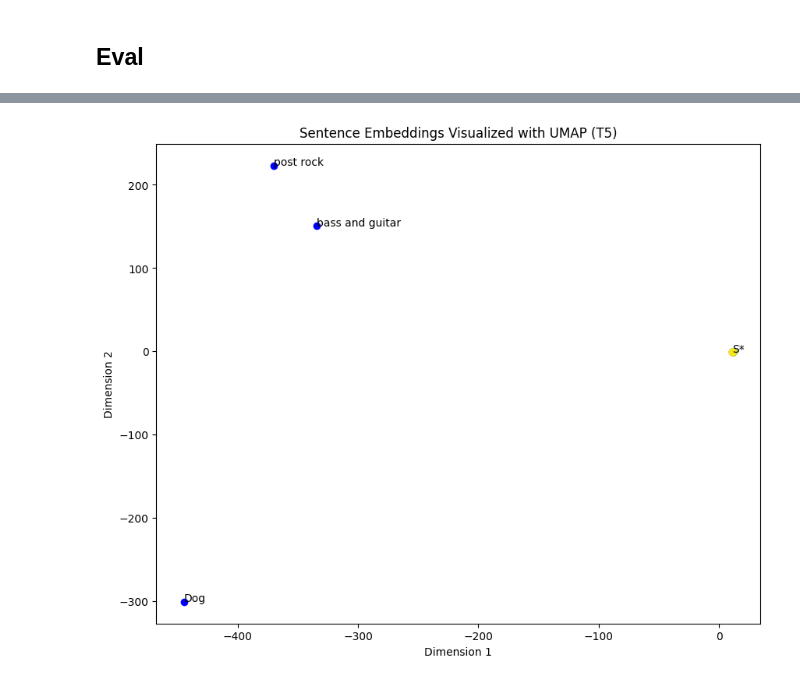
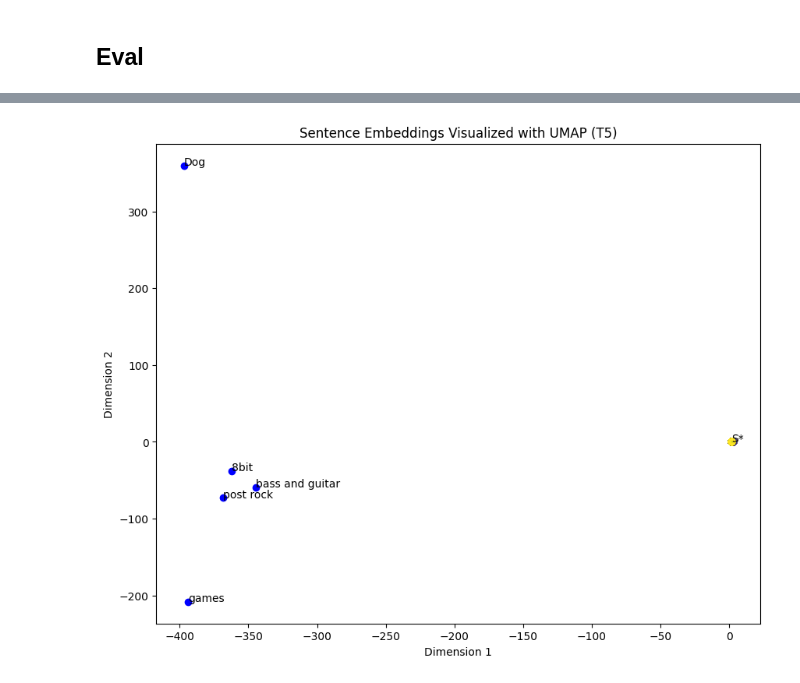
Before and after one commit to MikolajSzawerda/musical-generative-models-conditioning, a Jupyter notebook: src/audiocraft/notebooks/02-musicgen-textual-inversion.ipynb, the cells around one changed output, grey strips where cells are left out. Saved outputs shown, nothing was run; the diff lists cells and outputs as text; code cells hidden in the pictures.

```diff
--- a/src/audiocraft/notebooks/02-musicgen-textual-inversion.ipynb
+++ b/src/audiocraft/notebooks/02-musicgen-textual-inversion.ipynb
@@ -52,7 +53,7 @@ val_ds = get_music(range(30, 40))
 new_token="S*"
 text_conditioner=list(model.lm.condition_provider.conditioners.values())[0]
 tokenizer=text_conditioner.t5_tokenizer
-text_model=text_conditioner.t5
+text_model=text_conditioner.t5.to(DEVICE)
 new_token_id = tokenizer.convert_tokens_to_ids(new_token)
 
 if tokenizer.add_tokens([new_token]) == 1:
@@ -84,10 +85,14 @@ val_step = True
 text_conditioner = list(lm.condition_provider.conditioners.values())[0]
 lr = 1e-3
 optimizer = torch.optim.Adam([target], lr=lr)
-epochs = 100
+epochs = 1000
 target_path = []
-tokenized_desc = tokenizer(["the sound of a S*", "high quality S* audio", "the S* recording", "the sound of a S*", "high quality S* audio"]*4, return_tensors='pt', padding=True, add_special_tokens=False)
-mask = tokenized_desc['attention_mask']
+tokenized_desc = tokenizer(["the sound of a S*", "high quality S* audio", "the S* recording", "the sound of a S*", "high quality S* audio", "S*", "S*", "S*", "S*", "S*"]*3, return_tensors='pt', padding=True, add_special_tokens=False)
+desc = {
+	'input_ids': tokenized_desc['input_ids'].to(DEVICE),
+	'attention_mask': tokenized_desc['attention_mask'].to(DEVICE)
+}
+mask = tokenized_desc['attention_mask'].to(DEVICE)
 val_descriptions = [
 	ConditioningAttributes(text={'description': "a S* recording"}),
 	ConditioningAttributes(text={'description': "a cool S* audio"}),
@@ -100,10 +105,11 @@ with tqdm.tqdm(total=epochs) as pbar:
 		target_path.append(target[new_token_id].detach().clone())
 		optimizer.zero_grad()
 		with text_conditioner.autocast and torch.set_grad_enabled(True):
-			embeds = text_model(**tokenized_desc).last_hidden_state
+			embeds = text_model(**desc).last_hidden_state
 		embeds = text_conditioner.output_proj(embeds.to(text_conditioner.output_proj.weight))
 		embeds = (embeds * mask.unsqueeze(-1))
-		out = lm.compute_predictions(train_ds, [], {'description': (embeds, mask)})
+		with model.autocast:
+			out = lm.compute_predictions(train_ds, [], {'description': (embeds, mask)})
 		loss, _ = compute_cross_entropy(out.logits, train_ds, out.mask)
 		loss.backward()
 		optimizer.step()
@@ -111,14 +117,15 @@ with tqdm.tqdm(total=epochs) as pbar:
 		writer.add_scalar('loss', loss.item(), i)
 		# writer.add_scalar('grad norm', target[new_token_id].grad.norm().item(), i)
 
-		if i % 10==0 and val_step:
+		if i % 100==0 and val_step:
 			with torch.no_grad():
-				val_out = lm.compute_predictions(val_ds, val_descriptions)
+				with model.autocast:
+					val_out = lm.compute_predictions(val_ds, val_descriptions)
 				val_loss, _ = compute_cross_entropy(val_out.logits, val_ds, val_out.mask)
 				writer.add_scalar('val loss', val_loss.item(), i)
 				res=model.generate(["In the style of "+new_token]*5)
 				for a_idx in range(res.shape[0]):
-					music = res[a_idx]
+					music = res[a_idx].cpu()
 					writer.add_audio(f'Audio {a_idx}', music/np.max(np.abs(music.numpy())), i, model.cfg.sample_rate)
 		pbar.set_postfix_str(f'epoch: {i}, grad_norm: {target.grad.norm().item():.3f}, loss: {loss.item():.3f}')
 		pbar.update(1)
@@ -130,10 +137,10 @@ tensor(2.8341)
 # %% [markdown]
 ## Eval
 # %%
-res=model.generate(["the sound of a S*"], progress=True)
+res=model.generate(["music with S*"]*5, progress=True)
 display_audio(res,model.cfg.sample_rate )
-for i, audio in enumerate(res):
-	audio_write(OUTPUT_PATH('textual-inversion', f'out_{i}'), audio, model.cfg.sample_rate)
+# for i, audio in enumerate(res):
+# 	audio_write(OUTPUT_PATH('textual-inversion', f'out_{i}'), audio, model.cfg.sample_rate)
 # %% [output]
    253 /    253
 [interactive output not drawn]
@@ -142,7 +153,9 @@ sentences = [
 	"Dog",
 	"S*",
 	"bass and guitar",
-	"post rock"
+	"post rock",
+	"8bit",
+	"games"
 ]
 # %%
 # Tokenize sentences
@@ -150,7 +163,7 @@ inputs = tokenizer(sentences, return_tensors='pt', padding=True, add_special_tok
 
 # Get encoder outputs
 with torch.no_grad():
-	outputs= text_model.encoder.embed_tokens(inputs['input_ids'])
+	outputs= text_model.encoder.embed_tokens(inputs['input_ids'].to(DEVICE))
 # outputs = text_model(**inputs)
 
 
@@ -159,41 +172,41 @@ attention_mask = inputs['attention_mask']
 attention_mask_expanded = attention_mask.unsqueeze(-1).expand(outputs.size()).float()
 
 # Average pooling
-sum_embeddings = torch.sum(outputs * attention_mask_expanded, dim=1)
-sum_mask = torch.clamp(attention_mask_expanded.sum(dim=1), min=1e-9)
+sum_embeddings = torch.sum(outputs * attention_mask_expanded.to(DEVICE), dim=1)
+sum_mask = torch.clamp(attention_mask_expanded.sum(dim=1), min=1e-9).to(DEVICE)
 sentence_embeddings = sum_embeddings / sum_mask
 
 # Convert to NumPy
 sentence_embeddings = sentence_embeddings.cpu().numpy()
 
 # Dimensionality reduction
-dim_input = np.concatenate([np.stack(target_path), sentence_embeddings])
+dim_input = np.concatenate([np.stack([x.cpu() for x in target_path]), sentence_embeddings])
 # reducer = umap.UMAP(n_neighbors=5, n_components=2, metric='cosine')
 # embeddings_2d = reducer.fit_transform(dim_input)
 pca = PCA(n_components=2)
 embeddings_2d = pca.fit_transform(dim_input)
 
 # Plotting
 sentence_idx = len(target_path)
 plt.figure(figsize=(10, 8))
 plt.scatter(embeddings_2d[sentence_idx:, 0], embeddings_2d[sentence_idx:, 1], c='blue')
 
 for i, sentence in enumerate(sentences):
 	plt.annotate(sentence, (embeddings_2d[i+sentence_idx, 0], embeddings_2d[i+sentence_idx, 1]))
 
 colors = cm.viridis(np.linspace(0, 1, sentence_idx))
 colors[:, 3]=colors[:, 3]-0.5
 
 
 for (x,y), c in zip(embeddings_2d[:sentence_idx], colors):
 	plt.scatter(x, y, color=c)
 plt.plot([x[0] for x in embeddings_2d[:sentence_idx]], [x[1] for x in embeddings_2d[:sentence_idx]], ':g', alpha=0.2)
 
 
 
 plt.title('Sentence Embeddings Visualized with UMAP (T5)')
 plt.xlabel('Dimension 1')
 plt.ylabel('Dimension 2')
 plt.show()
 # %% [output]
-[figure, old version]
+[figure, new version]
```
Also changed, not shown: parts of 5 cells of this notebook, 2 other files.
